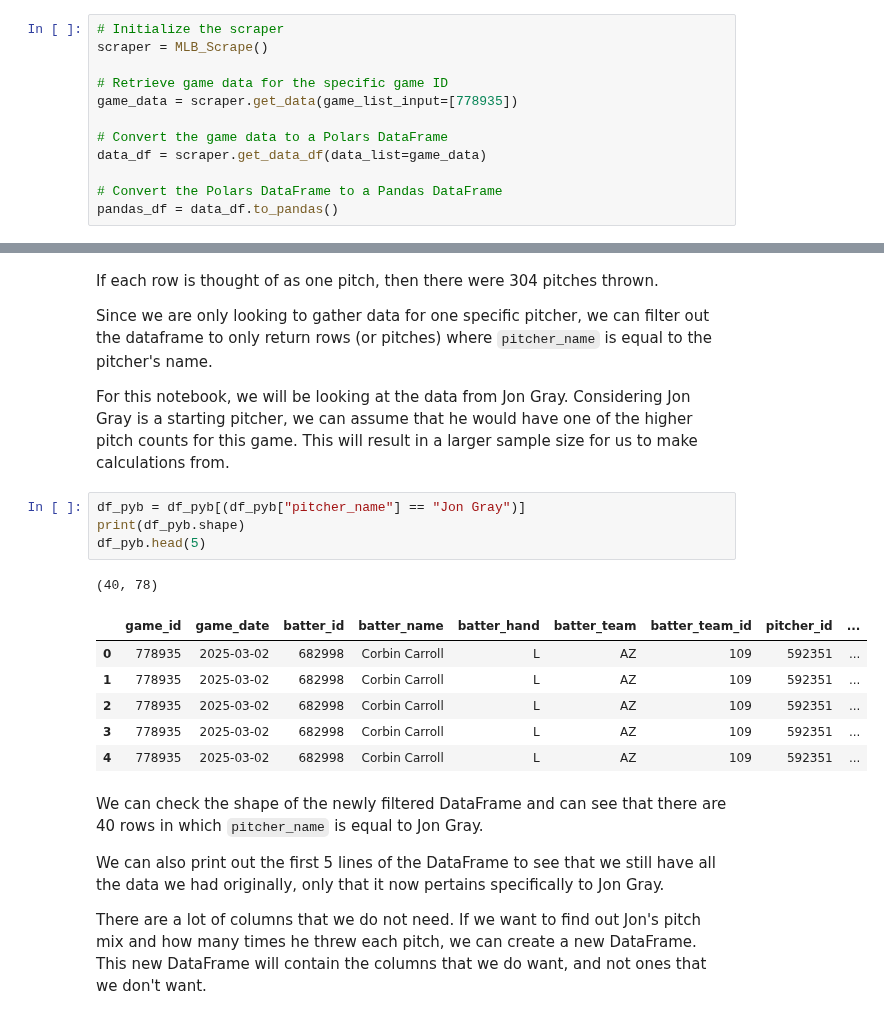
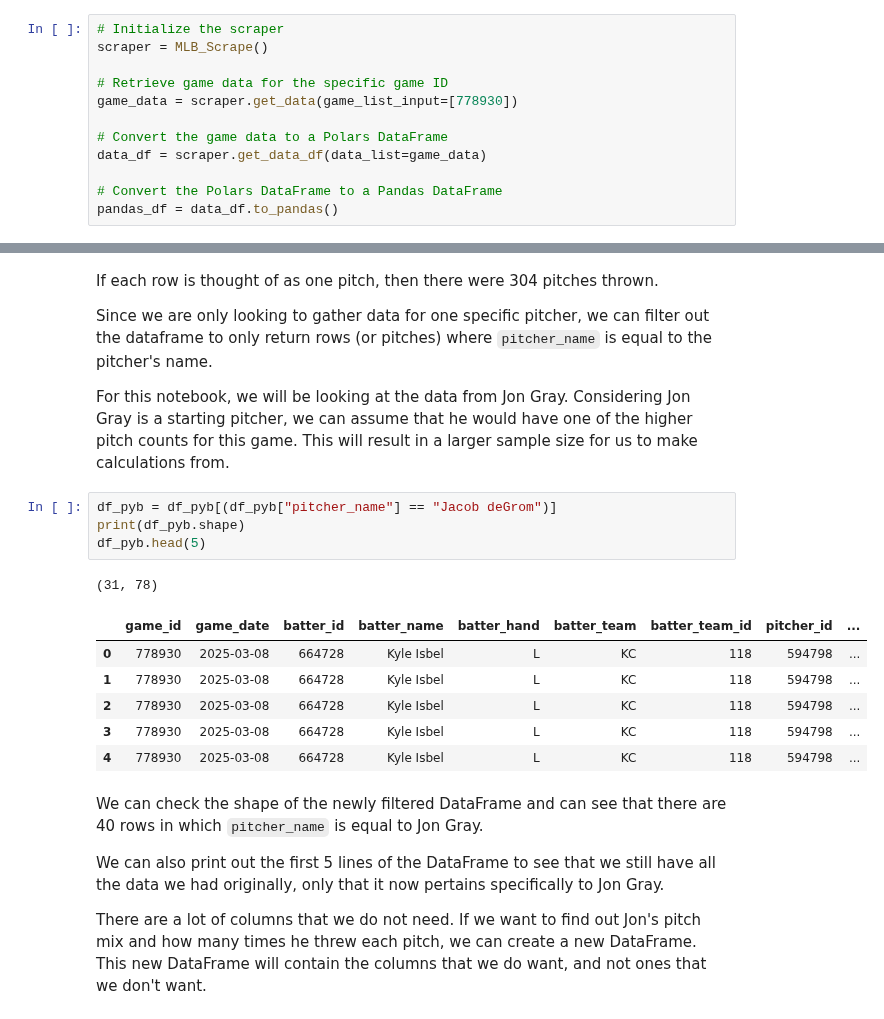
Before and after one commit to CarsonHallford/PitcherData, a Jupyter notebook: MLB_Scraper_Pitcher_Data.ipynb, the cells around one changed output, grey strips where cells are left out. Saved outputs shown, nothing was run; the diff lists cells and outputs as text.

Commit message:
Changed Player name

```diff
--- a/MLB_Scraper_Pitcher_Data.ipynb
+++ b/MLB_Scraper_Pitcher_Data.ipynb
@@ -68,7 +68,7 @@ The last line converts the Polars DataFrame (`data_df`) to a Pandas DataFrame (`
 scraper = MLB_Scrape()
 
 # Retrieve game data for the specific game ID
-game_data = scraper.get_data(game_list_input=[778935])
+game_data = scraper.get_data(game_list_input=[778930])
 
 # Convert the game data to a Polars DataFrame
 data_df = scraper.get_data_df(data_list=game_data)
@@ -105,17 +105,17 @@ Since we are only looking to gather data for one specific pitcher, we can filter
 
 For this notebook, we will be looking at the data from Jon Gray. Considering Jon Gray is a starting pitcher, we can assume that he would have one of the higher pitch counts for this game. This will result in a larger sample size for us to make calculations from.
 # %%
-df_pyb = df_pyb[(df_pyb["pitcher_name"] == "Jon Gray")]
+df_pyb = df_pyb[(df_pyb["pitcher_name"] == "Jacob deGrom")]
 print(df_pyb.shape)
 df_pyb.head(5)
 # %% [output]
-(40, 78)
+(31, 78)
 |  | game_id | game_date | batter_id | batter_name | batter_hand | batter_team | batter_team_id | pitcher_id | ... |
-| 0 | 778935 | 2025-03-02 | 682998 | Corbin Carroll | L | AZ | 109 | 592351 | ... |
-| 1 | 778935 | 2025-03-02 | 682998 | Corbin Carroll | L | AZ | 109 | 592351 | ... |
-| 2 | 778935 | 2025-03-02 | 682998 | Corbin Carroll | L | AZ | 109 | 592351 | ... |
-| 3 | 778935 | 2025-03-02 | 682998 | Corbin Carroll | L | AZ | 109 | 592351 | ... |
-| 4 | 778935 | 2025-03-02 | 682998 | Corbin Carroll | L | AZ | 109 | 592351 | ... |
+| 0 | 778930 | 2025-03-08 | 664728 | Kyle Isbel | L | KC | 118 | 594798 | ... |
+| 1 | 778930 | 2025-03-08 | 664728 | Kyle Isbel | L | KC | 118 | 594798 | ... |
+| 2 | 778930 | 2025-03-08 | 664728 | Kyle Isbel | L | KC | 118 | 594798 | ... |
+| 3 | 778930 | 2025-03-08 | 664728 | Kyle Isbel | L | KC | 118 | 594798 | ... |
+| 4 | 778930 | 2025-03-08 | 664728 | Kyle Isbel | L | KC | 118 | 594798 | ... |
 # %% [markdown]
 We can check the shape of the newly filtered DataFrame and can see that there are 40 rows in which `pitcher_name` is equal to Jon Gray.
 
```
Also changed, not shown: parts of 52 cells of this notebook.
